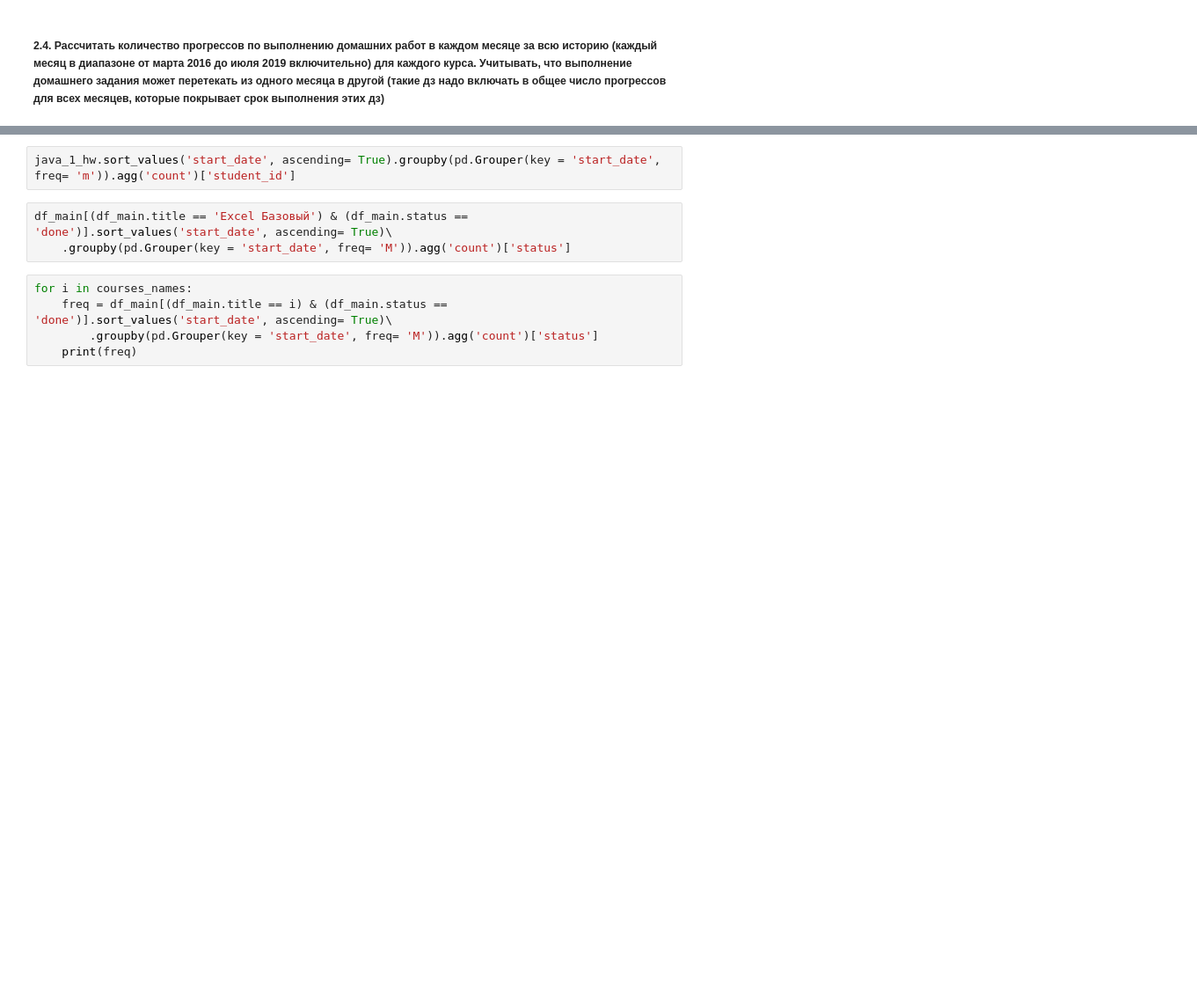
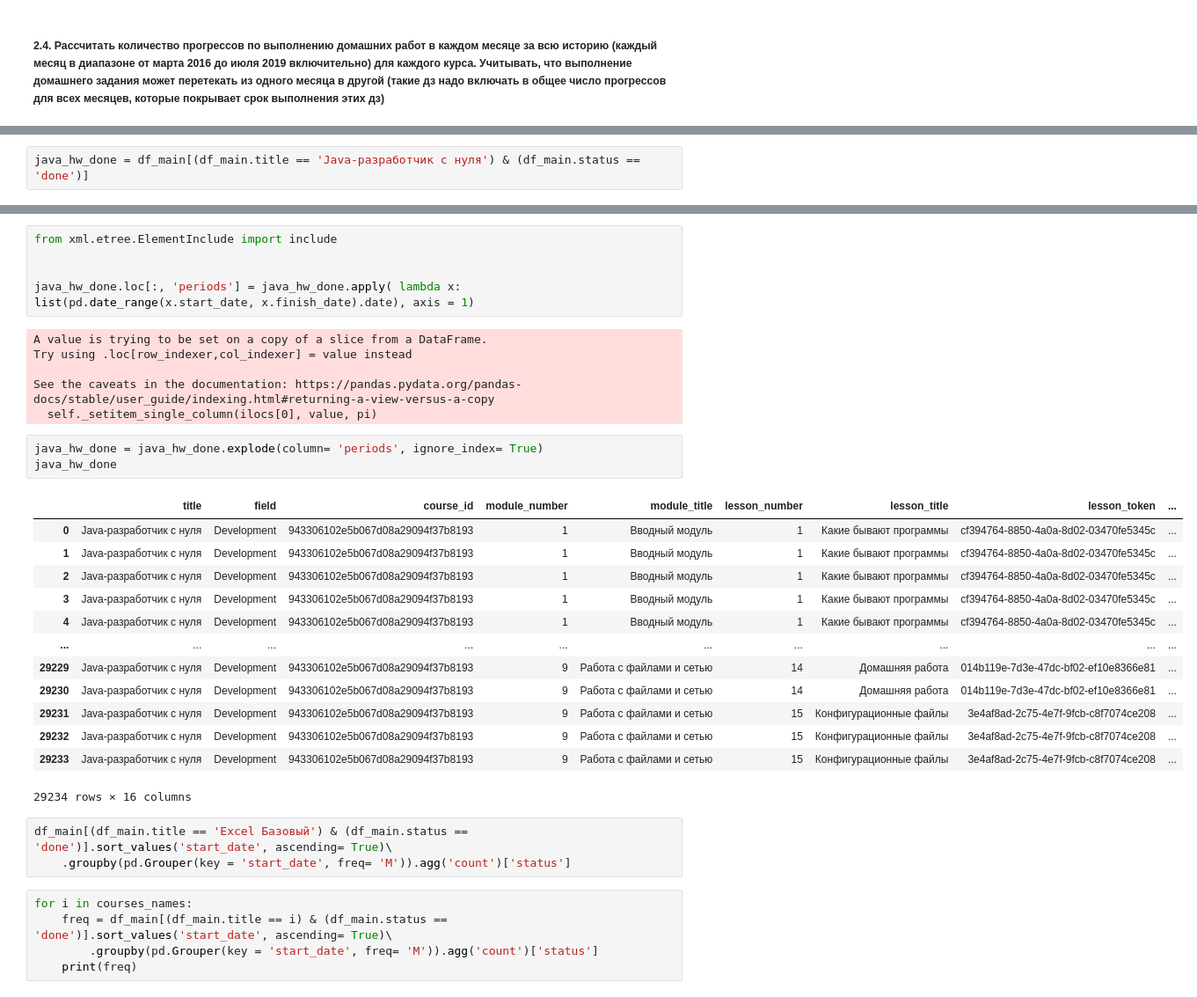
Before and after one commit to Macsmoreno/coursework_analytics_p1, a Jupyter notebook: Coursework_analytics_1.ipynb, the cells around one changed output, grey strips where cells are left out. Shown at 88% size. Cells and saved outputs as stored; diff of their text form; blank space fills up the shorter version.

```diff
--- a/Coursework_analytics_1.ipynb
+++ b/Coursework_analytics_1.ipynb
@@ -338,2 +579,4 @@ java_hw_done['period'] = java_hw_done['finish_date'] - java_hw_done['start_date'
+# %%
+java_hw_done = df_main[(df_main.title == 'Java-разработчик c нуля') & (df_main.status == 'done')]
 # %%
 java_hw_done.head()
@@ -340,5 +590,31 @@ java_hw_done.head()
-# %%
-java_1_hw.sort_values('start_date', ascending= True).groupby(pd.Grouper(key = 'start_date', freq= 'm')).agg('count')['student_id']
+# %%
+from xml.etree.ElementInclude import include
+
+
+java_hw_done.loc[:, 'periods'] = java_hw_done.apply( lambda x: list(pd.date_range(x.start_date, x.finish_date).date), axis = 1)
+# %% [output]
+A value is trying to be set on a copy of a slice from a DataFrame.
+Try using .loc[row_indexer,col_indexer] = value instead
+
+See the caveats in the documentation: https://pandas.pydata.org/pandas-docs/stable/user_guide/indexing.html#returning-a-view-versus-a-copy
+  self._setitem_single_column(ilocs[0], value, pi)
+# %%
+java_hw_done = java_hw_done.explode(column= 'periods', ignore_index= True)
+java_hw_done
+# %% [output]
+|  | title | field | course_id | module_number | module_title | lesson_number | lesson_title | lesson_token | ... |
+| 0 | Java-разработчик c нуля | Development | 943306102e5b067d08a29094f37b8193 | 1 | Вводный модуль | 1 | Какие бывают программы | cf394764-8850-4a0a-8d02-03470fe5345c | ... |
+| 1 | Java-разработчик c нуля | Development | 943306102e5b067d08a29094f37b8193 | 1 | Вводный модуль | 1 | Какие бывают программы | cf394764-8850-4a0a-8d02-03470fe5345c | ... |
+| 2 | Java-разработчик c нуля | Development | 943306102e5b067d08a29094f37b8193 | 1 | Вводный модуль | 1 | Какие бывают программы | cf394764-8850-4a0a-8d02-03470fe5345c | ... |
+| 3 | Java-разработчик c нуля | Development | 943306102e5b067d08a29094f37b8193 | 1 | Вводный модуль | 1 | Какие бывают программы | cf394764-8850-4a0a-8d02-03470fe5345c | ... |
+| 4 | Java-разработчик c нуля | Development | 943306102e5b067d08a29094f37b8193 | 1 | Вводный модуль | 1 | Какие бывают программы | cf394764-8850-4a0a-8d02-03470fe5345c | ... |
+| ... | ... | ... | ... | ... | ... | ... | ... | ... | ... |
+| 29229 | Java-разработчик c нуля | Development | 943306102e5b067d08a29094f37b8193 | 9 | Работа с файлами и сетью | 14 | Домашняя работа | 014b119e-7d3e-47dc-bf02-ef10e8366e81 | ... |
+| 29230 | Java-разработчик c нуля | Development | 943306102e5b067d08a29094f37b8193 | 9 | Работа с файлами и сетью | 14 | Домашняя работа | 014b119e-7d3e-47dc-bf02-ef10e8366e81 | ... |
+| 29231 | Java-разработчик c нуля | Development | 943306102e5b067d08a29094f37b8193 | 9 | Работа с файлами и сетью | 15 | Конфигурационные файлы | 3e4af8ad-2c75-4e7f-9fcb-c8f7074ce208 | ... |
+| 29232 | Java-разработчик c нуля | Development | 943306102e5b067d08a29094f37b8193 | 9 | Работа с файлами и сетью | 15 | Конфигурационные файлы | 3e4af8ad-2c75-4e7f-9fcb-c8f7074ce208 | ... |
+| 29233 | Java-разработчик c нуля | Development | 943306102e5b067d08a29094f37b8193 | 9 | Работа с файлами и сетью | 15 | Конфигурационные файлы | 3e4af8ad-2c75-4e7f-9fcb-c8f7074ce208 | ... |
+29234 rows × 16 columns
 # %%
 df_main[(df_main.title == 'Excel Базовый') & (df_main.status == 'done')].sort_values('start_date', ascending= True)\
     .groupby(pd.Grouper(key = 'start_date', freq= 'M')).agg('count')['status']
```
Also changed, not shown: parts of 34 cells of this notebook.
